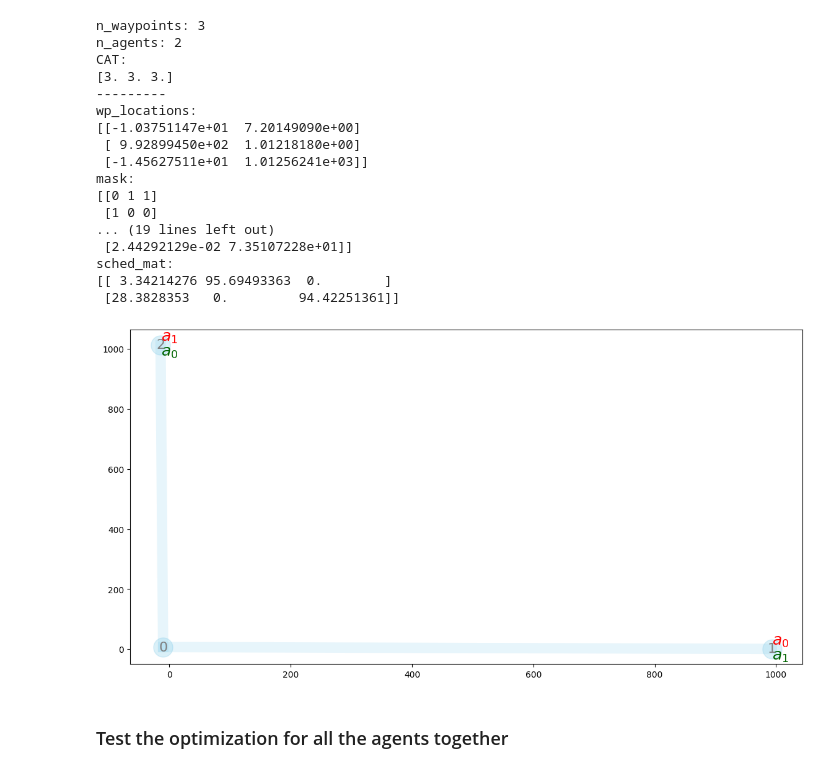
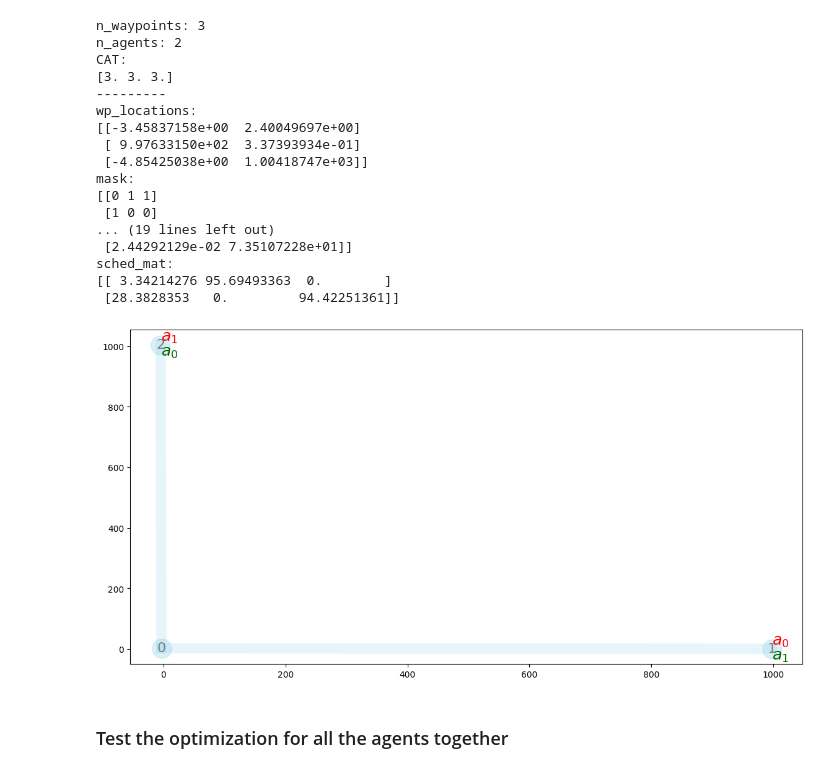
Before and after one commit to dt-1729/ULI_NASA, a Jupyter notebook: UTM_scheduling_and_routing/test_CLF_CBF.ipynb, the cells around one changed output. Cells and saved outputs as stored; diff of their text form; code cells hidden in the pictures.

```diff
--- a/UTM_scheduling_and_routing/test_CLF_CBF.ipynb
+++ b/UTM_scheduling_and_routing/test_CLF_CBF.ipynb
@@ -24,7 +24,7 @@ grid_params = {
     'type':'grid',
     'n_points':n_waypoints,
     'grid_size':1000,
-    'noise_factor':15
+    'noise_factor':5
 }
 
 # Ring network parameters
@@ -46,6 +46,7 @@ mars = createEnv.MARS(
     grid_params,
     seed=12,
     offset_energy=1,
+    selfHop=0,
     printFlag=True)
 
 # compute conflict cost
@@ -53,37 +54,37 @@ beta0=1e-8
 gamma_t = 5
 gamma_c = 7.5
 coeff_t = 50
 coeff_c = 5.0
 
 # mars visualization
 cmap = get_cmap('tab20')
 agent_colors = {a: cmap(i / mars.n_agents) for i, a in enumerate(range(mars.n_agents))}
 createEnv.plotNetwork(mars=mars, figuresize=(14,7), routes=[], agent_colors=agent_colors, showEdgeLength=False)
 
 # agent visualization
 # show_graph=0
 # if show_graph:
 #     for i,v in enumerate(mars.agents):
 #         v.showGraph(mars.wp_locations, mars.dist_mat, mars.mask, mars.sched_mat[i,:], figuresize=(10,5), showEdgeTimeLim=True)
 # %% [output]
 n_waypoints: 3
 n_agents: 2
 CAT:
 [3. 3. 3.]
 ---------
 wp_locations:
-[[-1.03751147e+01  7.20149090e+00]
- [ 9.92899450e+02  1.01218180e+00]
- [-1.45627511e+01  1.01256241e+03]]
+[[-3.45837158e+00  2.40049697e+00]
+ [ 9.97633150e+02  3.37393934e-01]
+ [-4.85425038e+00  1.00418747e+03]]
 mask:
 [[0 1 1]
  [1 0 0]
 ... (19 lines left out)
  [2.44292129e-02 7.35107228e+01]]
 sched_mat:
 [[ 3.34214276 95.69493363  0.        ]
  [28.3828353   0.         94.42251361]]
-[figure, old version]
+[figure, new version]
 # %%
 # agent_0 = mars.agents[0]
 # sched0_init = mars.sched_mat[0,:]
```
Also changed, not shown: parts of 10 cells of this notebook, 2 other files.
